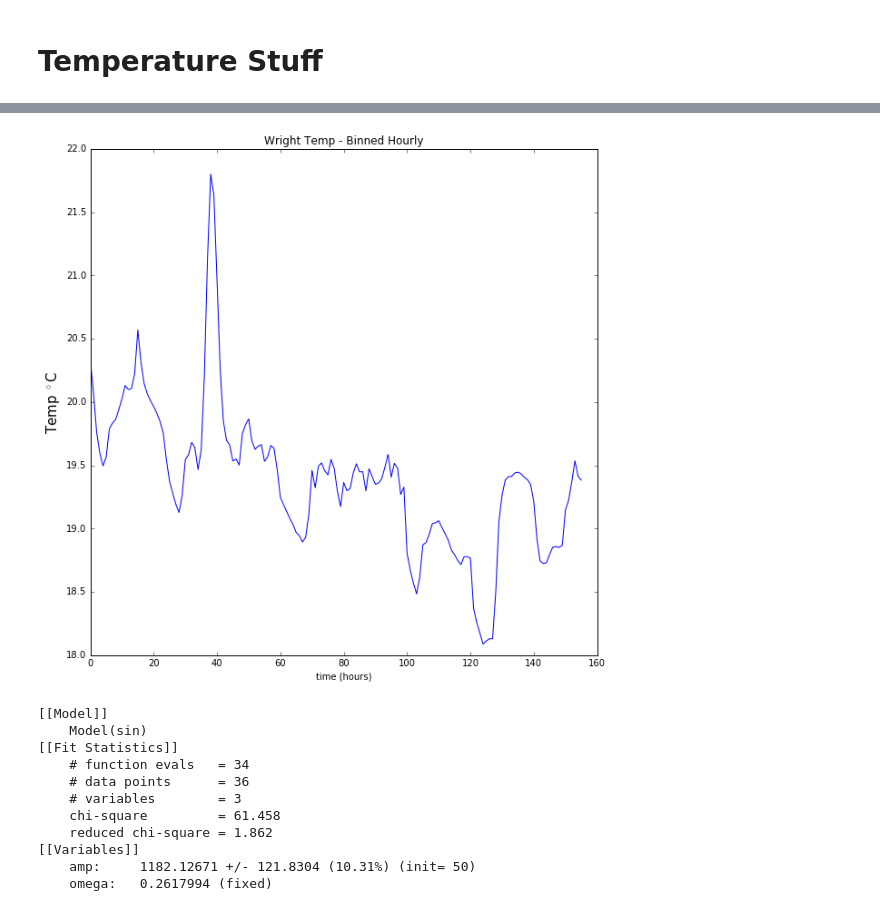
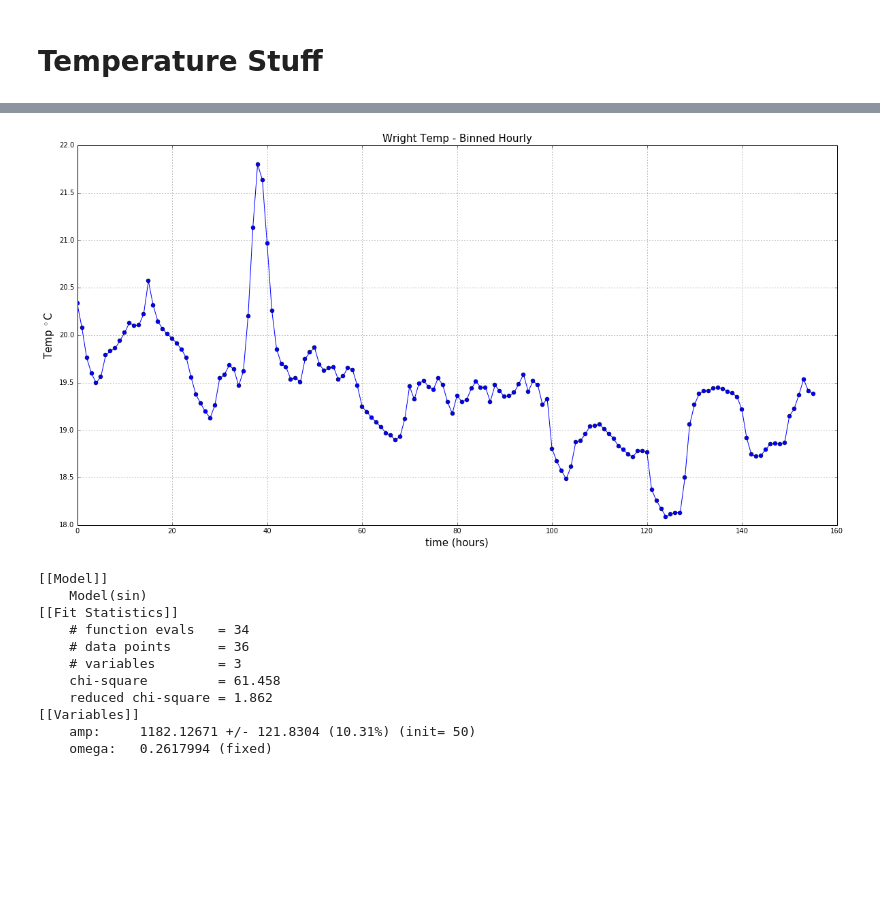
Before and after one commit to ianhi/Phys314, a Jupyter notebook: Muon/Muon_Final_Rate.ipynb, the cells around one changed output, grey strips where cells are left out. Saved outputs shown, nothing was run; the diff lists cells and outputs as text; code cells hidden in the pictures; blank space fills up the shorter version.

```diff
--- a/Muon/Muon_Final_Rate.ipynb
+++ b/Muon/Muon_Final_Rate.ipynb
@@ -177,22 +259,23 @@ for i in range(24*3):
 # %%
 total_temp = []
 total_hour = []
 for i in range(len(days_temp)):
     for j in range(len(days_temp[i])):
         total_temp.append(days_temp[i][j])
         total_hour.append(days_hours[i][j])
         #print(days_hours[i][j])
 total_temp=np.array(total_temp)/3600
 total_hour=np.arange(len(total_temp))
-plt.figure(figsize=(10,10))
-plt.plot(total_hour,total_temp)
+plt.figure(figsize=(20,10))
+plt.plot(total_hour,total_temp,'-o')
 
 plt.ylabel('Temp '+r'$^\circ$'+'C',fontsize=15)
-plt.xlabel('time (hours)')
-plt.title('Wright Temp - Binned Hourly')
+plt.xlabel('time (hours)',fontsize=15)
+plt.title('Wright Temp - Binned Hourly',fontsize=15)
+plt.grid()
 plt.show()
 # %% [output]
-[figure, old version]
+[figure, new version]
 # %%
 time, rate = np.loadtxt('Data/Luke_Ian/Luke_Perry_IanRate2015_12_03-13-02.txt', unpack=True)
 out,hour_time,binned_counts=doFit2(time,rate)
```
Also changed, not shown: parts of 11 cells of this notebook, 23 other files.
